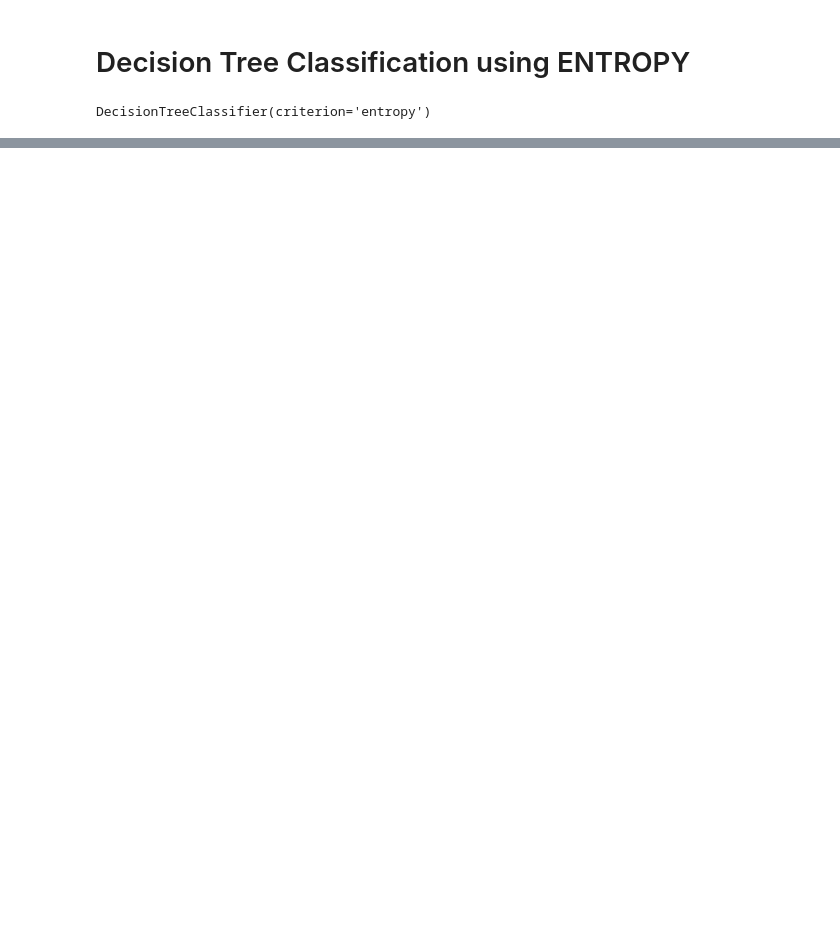
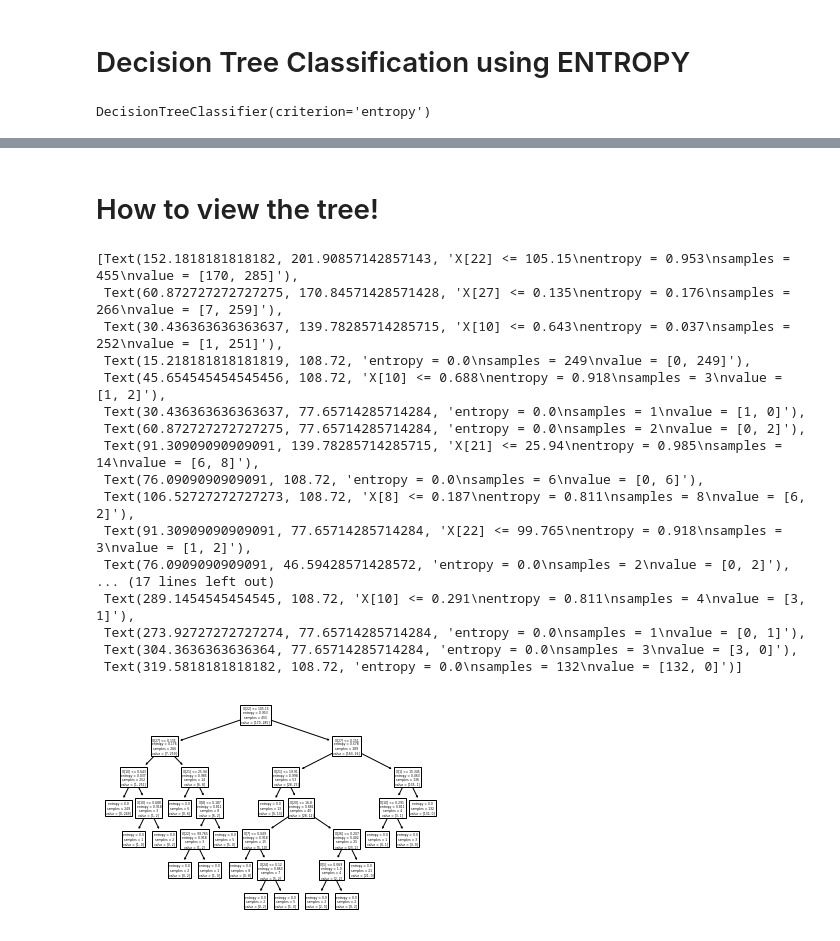
Before and after one commit to shohidulpolash/Machine-Learning-Practise, a Jupyter notebook: Decision Tree/Decision Tree Classification Algorithm.ipynb, the cells around one changed output, grey strips where cells are left out. Drawn from its saved outputs; the diff is of its cells as text; code cells hidden in the pictures; blank space fills up the shorter version.

Commit message:
Decision Tree View

```diff
--- a/Decision Tree/Decision Tree Classification Algorithm.ipynb
+++ b/Decision Tree/Decision Tree Classification Algorithm.ipynb
@@ -249,0 +250,24 @@ weighted avg       0.93      0.92      0.92       114
+# %% [markdown]
+# How to view the tree!
+# %%
+from sklearn import tree
+tree.plot_tree(DTC2)
+# %% [output]
+[Text(152.1818181818182, 201.90857142857143, 'X[22] <= 105.15\nentropy = 0.953\nsamples = 455\nvalue = [170, 285]'),
+ Text(60.872727272727275, 170.84571428571428, 'X[27] <= 0.135\nentropy = 0.176\nsamples = 266\nvalue = [7, 259]'),
+ Text(30.436363636363637, 139.78285714285715, 'X[10] <= 0.643\nentropy = 0.037\nsamples = 252\nvalue = [1, 251]'),
+ Text(15.218181818181819, 108.72, 'entropy = 0.0\nsamples = 249\nvalue = [0, 249]'),
+ Text(45.654545454545456, 108.72, 'X[10] <= 0.688\nentropy = 0.918\nsamples = 3\nvalue = [1, 2]'),
+ Text(30.436363636363637, 77.65714285714284, 'entropy = 0.0\nsamples = 1\nvalue = [1, 0]'),
+ Text(60.872727272727275, 77.65714285714284, 'entropy = 0.0\nsamples = 2\nvalue = [0, 2]'),
+ Text(91.30909090909091, 139.78285714285715, 'X[21] <= 25.94\nentropy = 0.985\nsamples = 14\nvalue = [6, 8]'),
+ Text(76.0909090909091, 108.72, 'entropy = 0.0\nsamples = 6\nvalue = [0, 6]'),
+ Text(106.52727272727273, 108.72, 'X[8] <= 0.187\nentropy = 0.811\nsamples = 8\nvalue = [6, 2]'),
+ Text(91.30909090909091, 77.65714285714284, 'X[22] <= 99.765\nentropy = 0.918\nsamples = 3\nvalue = [1, 2]'),
+ Text(76.0909090909091, 46.59428571428572, 'entropy = 0.0\nsamples = 2\nvalue = [0, 2]'),
+... (17 lines left out)
+ Text(289.1454545454545, 108.72, 'X[10] <= 0.291\nentropy = 0.811\nsamples = 4\nvalue = [3, 1]'),
+ Text(273.92727272727274, 77.65714285714284, 'entropy = 0.0\nsamples = 1\nvalue = [0, 1]'),
+ Text(304.3636363636364, 77.65714285714284, 'entropy = 0.0\nsamples = 3\nvalue = [3, 0]'),
+ Text(319.5818181818182, 108.72, 'entropy = 0.0\nsamples = 132\nvalue = [132, 0]')]
+[figure, added]
```
Also changed, not shown: parts of 10 cells of this notebook.
